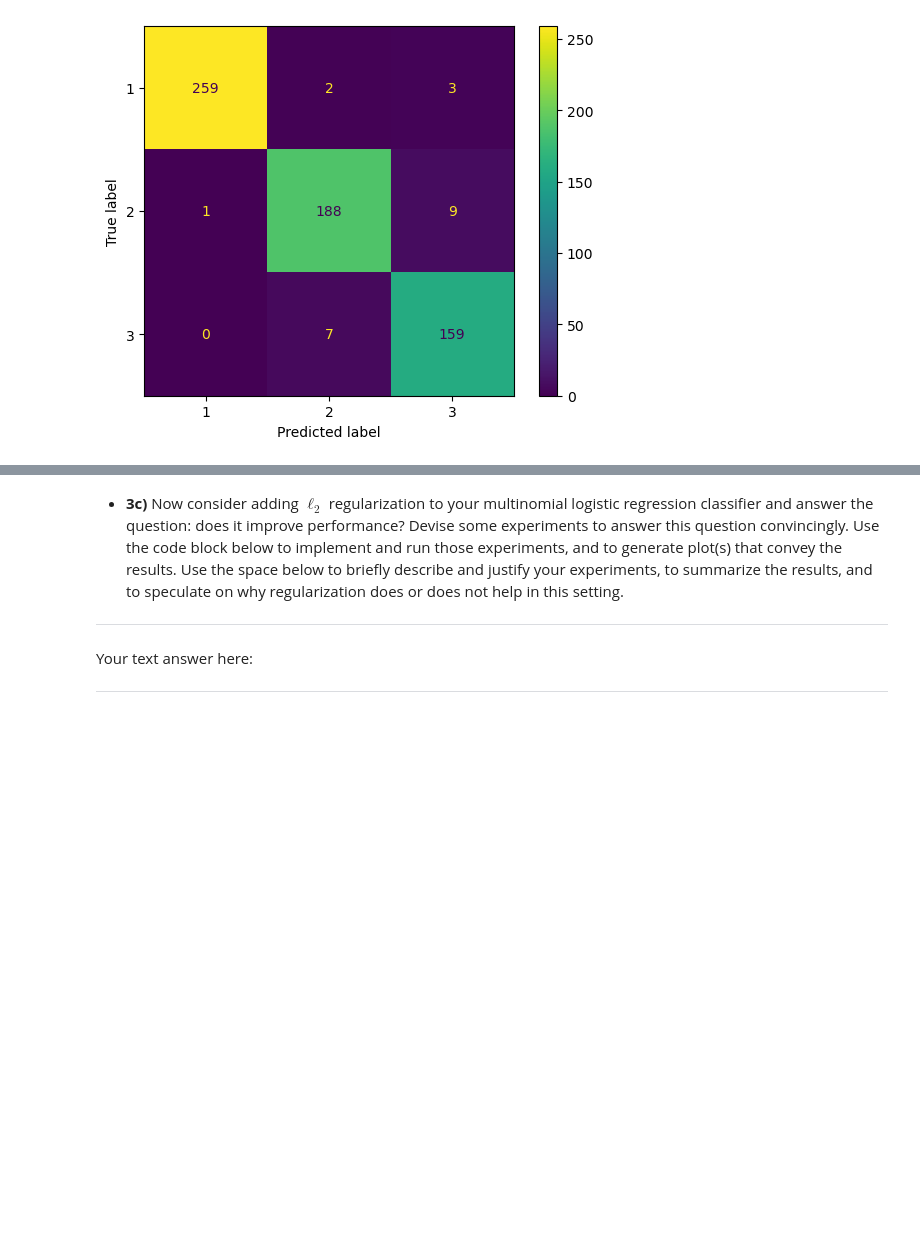
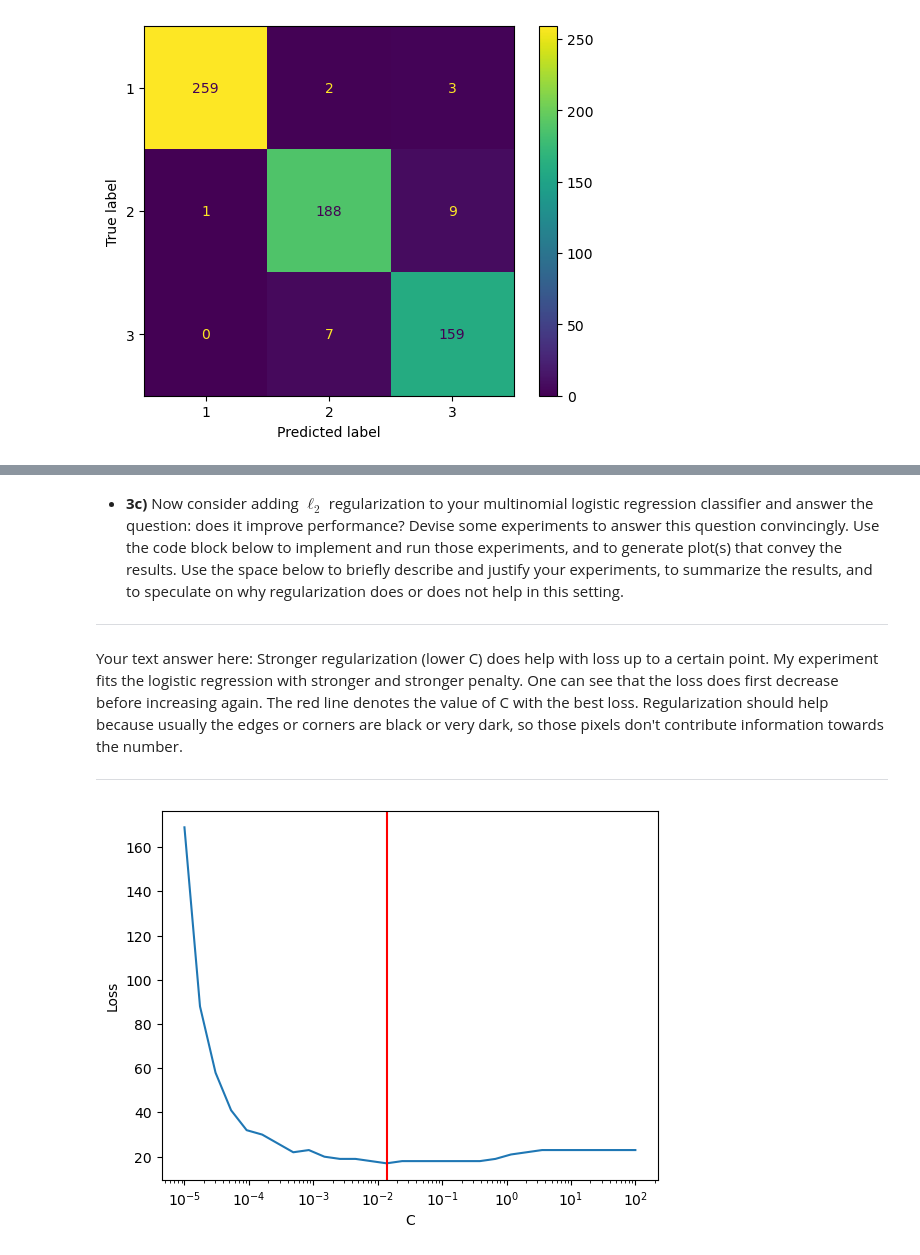
Before and after one commit to dx-li/stat_348_2024, a Jupyter notebook: assignments/hw1.ipynb, the cells around one changed output, grey strips where cells are left out. Saved outputs shown, nothing was run; the diff lists cells and outputs as text; code cells hidden in the pictures; blank space fills up the shorter version.

```diff
--- a/assignments/hw1.ipynb
+++ b/assignments/hw1.ipynb
@@ -333,8 +356,11 @@ Continuing with the zipcode data, now consider distinguishing the digits 1, 2, a
 - You can create a multinomial logistic regression model using scikit-learn as follows:
 # %%
 from sklearn.linear_model import LogisticRegression
+
 # an (unregularized) multinomial logistic regression model
-logreg = LogisticRegression(penalty='none', solver='newton-cg', multi_class='multinomial')
+logreg = LogisticRegression(
+    penalty="none", solver="newton-cg", multi_class="multinomial"
+)
 # %% [markdown]
 - **3a)** Fit a multinomial logistic regression model to the training data of 1s, 2s, and 3s. Then apply it to the test set, and then calculate and plot the **confusion matrix**.
 # %%
@@ -375,8 +392,2 @@ Your text answer here:
 
 ----
-# %%
-# Your code here for 3b
-def loss(y_true, y_pred, w=2):
-    cm = confusion_matrix(y_true, y_pred)
-    score = w * cm[0][1] + cm[1][0] + cm[0][2] + cm[2][0] + cm[1][2] + cm[2][1]
-    return score
@@ -385,6 +425,6 @@ def loss(y_true, y_pred, w=2):
 
 ----
 
-Your text answer here:
+Your text answer here: Stronger regularization (lower C) does help with loss up to a certain point. My experiment fits the logistic regression with stronger and stronger penalty. One can see that the loss does first decrease before increasing again. The red line denotes the value of C with the best loss. Regularization should help because usually the edges or corners are black or very dark, so those pixels don't contribute information towards the number.
 
 ----
@@ -392,0 +431,28 @@ Your text answer here:
+# %%
+# Your code here for 3c
+C = np.array([[0, 1, 1], [1, 0, 1], [1, 1, 0]])
+
+
+def loss(y_true, y_pred):
+    cm = confusion_matrix(y_true, y_pred)
+    return np.sum(cm * C)
+
+
+logregreg = LogisticRegression(
+    penalty="l2", solver="newton-cg", multi_class="multinomial"
+)
+cs = 10 ** np.linspace(-5, 2, 30)
+losses = []
+for c in cs:
+    logregreg.C = c
+    logregreg.fit(X, y)
+    y_pred = logregreg.predict(X_test)
+    losses.append(loss(y_test, y_pred))
+plt.plot(cs, losses)
+plt.xlabel("C")
+plt.xscale("log")
+plt.ylabel("Loss")
+plt.axvline(x=cs[np.argmin(losses)], color="red")
+plt.show()
+# %% [output]
+[figure, added]
```
Also changed, not shown: parts of 14 cells of this notebook.
